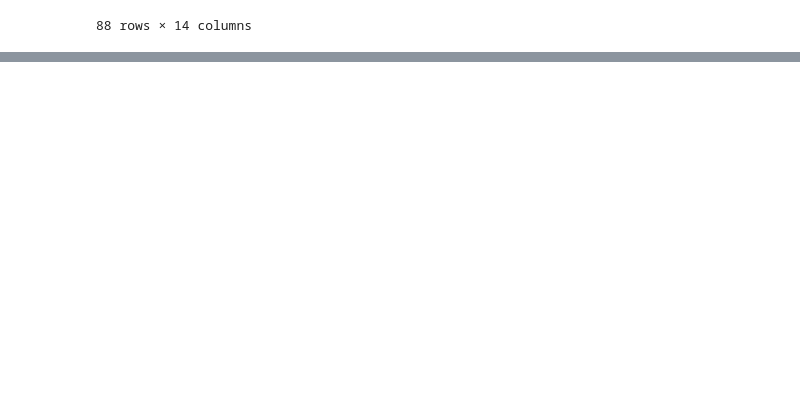
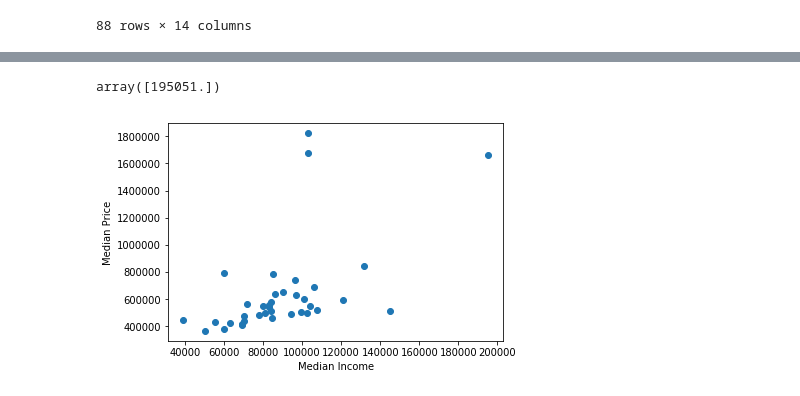
Before and after one commit to sadafmehds/Project_Zillow, a Jupyter notebook: Zillow_Group_Temp/All_Dataframes.ipynb, the cells around one changed output, grey strips where cells are left out. Saved outputs shown, nothing was run; the diff lists cells and outputs as text; code cells hidden in the pictures; blank space fills up the shorter version.

Commit message:
Mckenzi changes for the main jupyter all_dataframes file

```diff
--- a/Zillow_Group_Temp/All_Dataframes.ipynb
+++ b/Zillow_Group_Temp/All_Dataframes.ipynb
@@ -397,3 +396,7 @@ income
 | Yorba Linda | 92886 | 16079 | 2.2 | 1.0 | 4.9 | 4.1 | 7.4 | 11.6 | 13.2 | ... |
 | Yorba Linda | 92887 | 6704 | 1.7 | 0.7 | 2.5 | 5.3 | 6.5 | 9.9 | 11.5 | ... |
 88 rows × 14 columns
+# %%
+#McKenzi: New dataframe for 3 bedroom houses
+new_3bed = bed_3_df
+new_3bed.head()
@@ -399,0 +425,7 @@ income
+# %%
+#McKenzi: New income dataframe
+new_income = income.reset_index()
+new_income = new_income[["City","Zip Code","Median Income ($)", "Mean Income ($)"]]
+income_2 = new_income.groupby('City').mean()
+income_2 = income_2.reset_index()
+income_2.head()
@@ -399,0 +444,5 @@ income
+# %%
+#McKenzi: Merge new income and 3 bedroom home dataframes on City
+merge_table = pd.merge(income_2, new_group, how="left", on=["City", "City"])
+merge_table.set_index("City", inplace = True)
+merge_table
@@ -399,0 +468,4 @@ income
+# %%
+#McKenzi: Reset index before plotting
+merge_2 = merge_table.reset_index()
+merge_2.head()
@@ -399,0 +479,30 @@ income
+# %%
+#McKenzi: Create a scatter plot which compares median income to median price of 3 bedrooms sold
+
+plt.scatter(merge_2["Median Income ($)"],merge_2["Median Price"])
+
+plt.ylabel("Median Price")
+plt.xlabel("Median Income")
+
+#McKenzi: Quartiles for Median Income
+lst_income=merge_table['Median Income ($)'].values.tolist()
+
+# Q1 - 1.5 * IQR
+arr_income= np.array(lst_income)
+mid_income = np.median(arr_income)
+
+q1 = np.percentile(arr_income, 25)
+q3 = np.percentile(arr_income,75)
+
+#Median Income: Q1 - 1.5 * IQR
+iqr_income = (q3 - q1)
+lower_boundary_income = q1 - 1.5 * iqr_income
+upper_boundary_income = q3 + 1.5 * iqr_income
+
+lower_outliers_income = arr_income < lower_boundary_income
+upper_outliers_income = arr_income > upper_boundary_income
+arr_income[lower_outliers_income]
+arr_income[upper_outliers_income]
+# %% [output]
+array([195051.])
+[figure, added]
```
Also changed, not shown: parts of 13 cells of this notebook, 3 other files.
